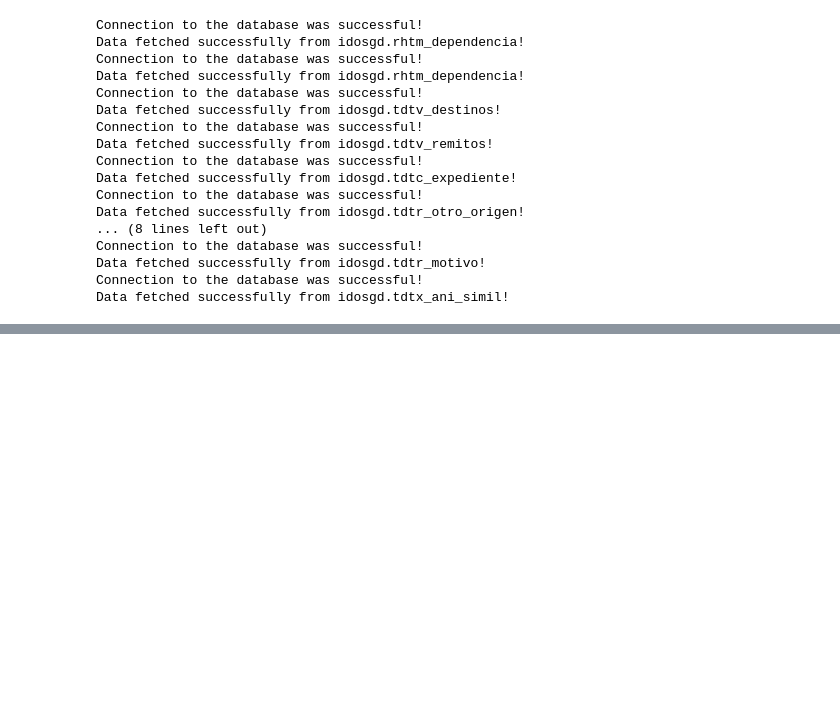
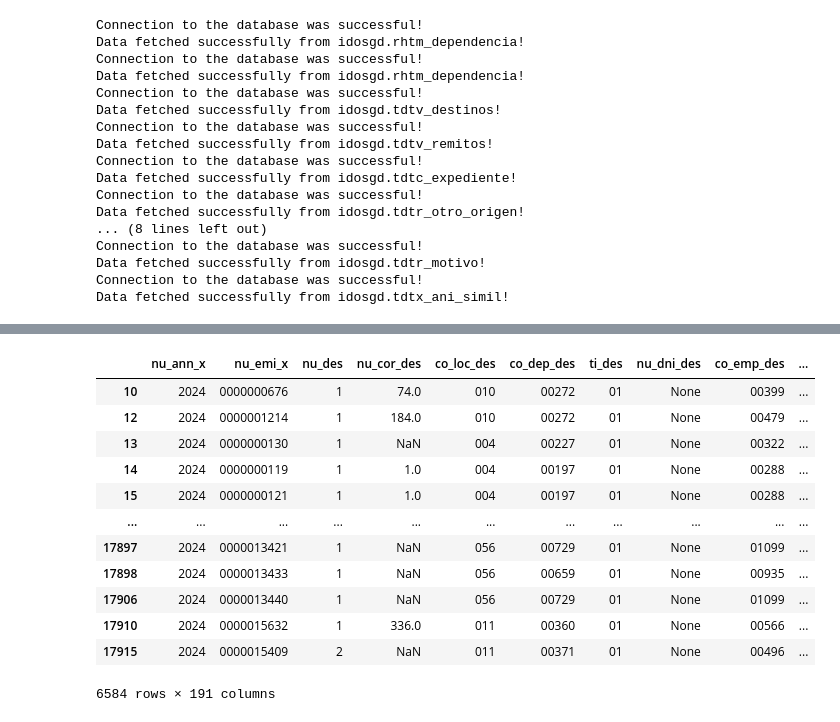
Before and after one commit to JhonathanCP/DASH, a Jupyter notebook: Desarrollo - dash/SGD -REDES.ipynb, the cells around one changed output, grey strips where cells are left out. Saved outputs shown, nothing was run; the diff lists cells and outputs as text; code cells hidden in the pictures; blank space fills up the shorter version.

```diff
--- a/Desarrollo - dash/SGD -REDES.ipynb
+++ b/Desarrollo - dash/SGD -REDES.ipynb
@@ -366,0 +378,16 @@ if __name__ == '__main__':
+# %%
+TablaFin
+# %% [output]
+|  | nu_ann_x | nu_emi_x | nu_des | nu_cor_des | co_loc_des | co_dep_des | ti_des | nu_dni_des | co_emp_des | ... |
+| 10 | 2024 | 0000000676 | 1 | 74.0 | 010 | 00272 | 01 | None | 00399 | ... |
+| 12 | 2024 | 0000001214 | 1 | 184.0 | 010 | 00272 | 01 | None | 00479 | ... |
+| 13 | 2024 | 0000000130 | 1 | NaN | 004 | 00227 | 01 | None | 00322 | ... |
+| 14 | 2024 | 0000000119 | 1 | 1.0 | 004 | 00197 | 01 | None | 00288 | ... |
+| 15 | 2024 | 0000000121 | 1 | 1.0 | 004 | 00197 | 01 | None | 00288 | ... |
+| ... | ... | ... | ... | ... | ... | ... | ... | ... | ... | ... |
+| 17897 | 2024 | 0000013421 | 1 | NaN | 056 | 00729 | 01 | None | 01099 | ... |
+| 17898 | 2024 | 0000013433 | 1 | NaN | 056 | 00659 | 01 | None | 00935 | ... |
+| 17906 | 2024 | 0000013440 | 1 | NaN | 056 | 00729 | 01 | None | 01099 | ... |
+| 17910 | 2024 | 0000015632 | 1 | 336.0 | 011 | 00360 | 01 | None | 00566 | ... |
+| 17915 | 2024 | 0000015409 | 2 | NaN | 011 | 00371 | 01 | None | 00496 | ... |
+6584 rows × 191 columns
```
Also changed, not shown: parts of 3 cells of this notebook, 4 other files.
